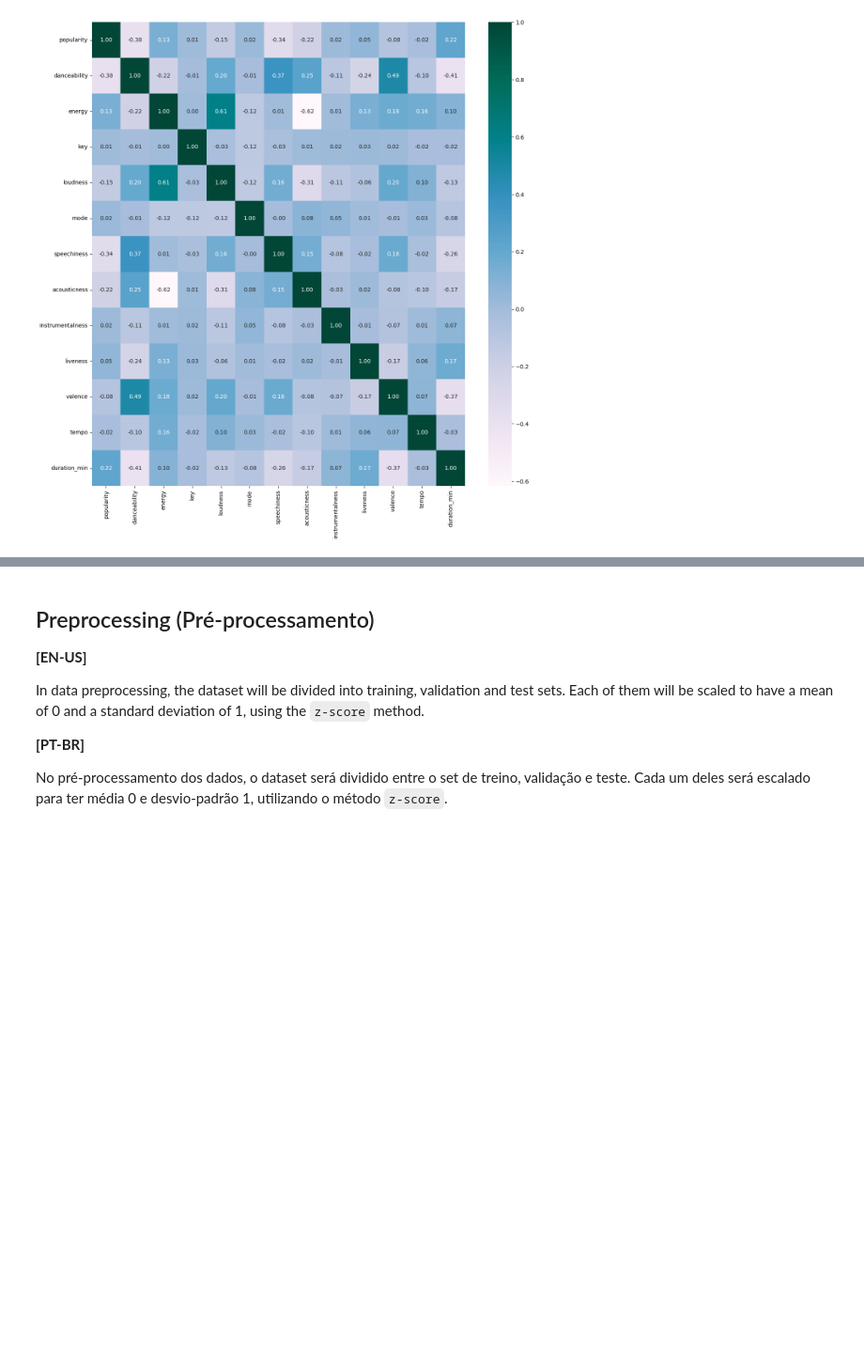
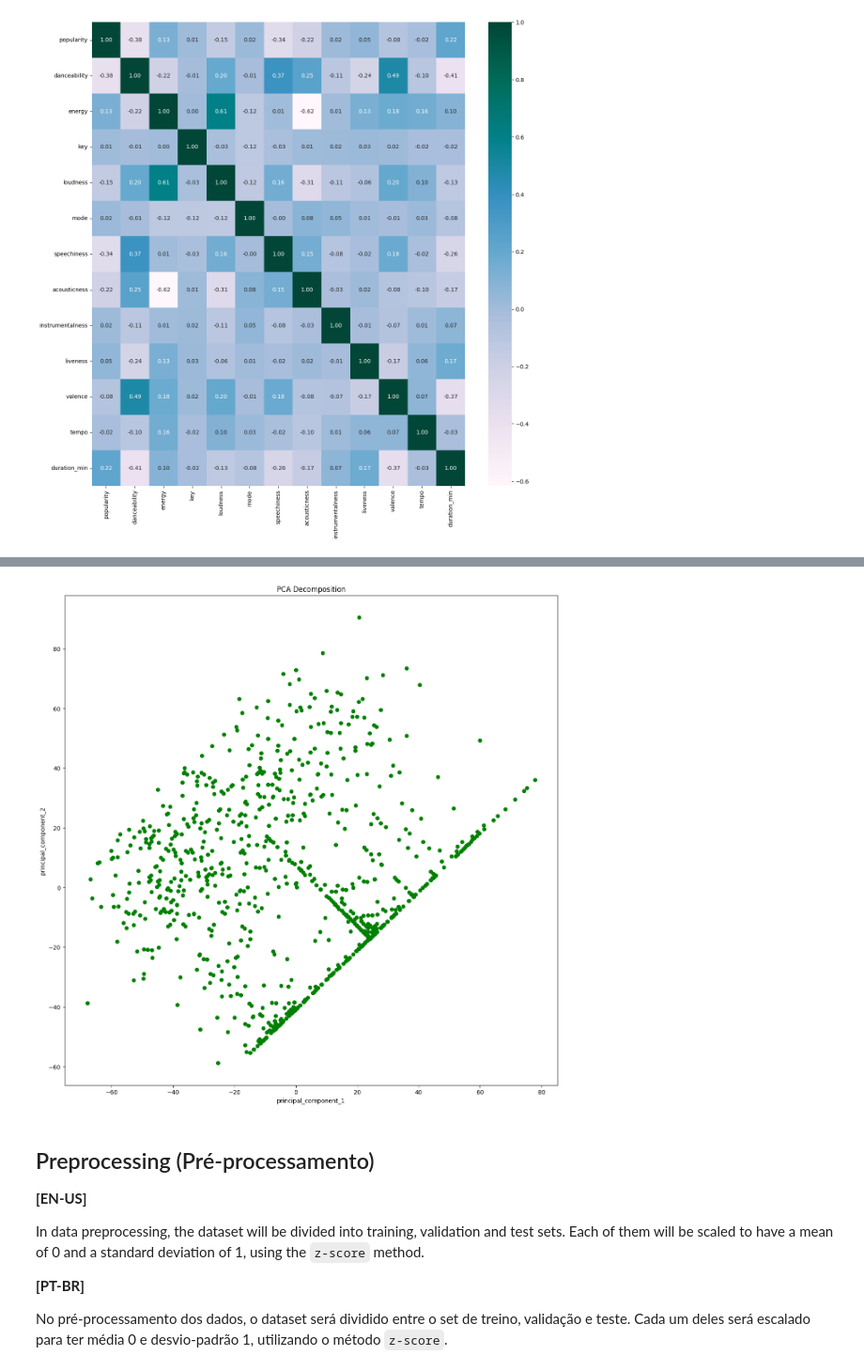
Before and after one commit to guidasneves/spotify_recsys, a Jupyter notebook: end_to_end_system.ipynb, the cells around one changed output, grey strips where cells are left out. Shown at 94% size. Cells and saved outputs as stored; diff of their text form; code cells hidden in the pictures; blank space fills up the shorter version.

```diff
--- a/end_to_end_system.ipynb
+++ b/end_to_end_system.ipynb
@@ -1285,0 +1294,10 @@ PCA
+# %%
+pca = PCA(n_components=2)
+X_num_trans = pca.fit_transform(X_num)
+df_pca = pd.DataFrame(
+    X_num_trans,
+    columns=['principal_component_1', 'principal_component_2']
+)
+print(f'Explained variance: {pca.explained_variance_ratio_}')
+
+df_pca.head()
@@ -1286,3 +1312,11 @@ PCA
+# %%
+plt.scatter(X_num_trans[:, 0], X_num_trans[:, 1], color='g')
+plt.xlabel('principal_component_1')
+plt.ylabel('principal_component_2')
+plt.title('PCA Decomposition')
+plt.show()
+# %% [output]
+[figure, added]
 # %% [markdown]
 <a name="6"></a>
 ## Preprocessing (Pré-processamento)
```
Also changed, not shown: parts of 6 cells of this notebook.
